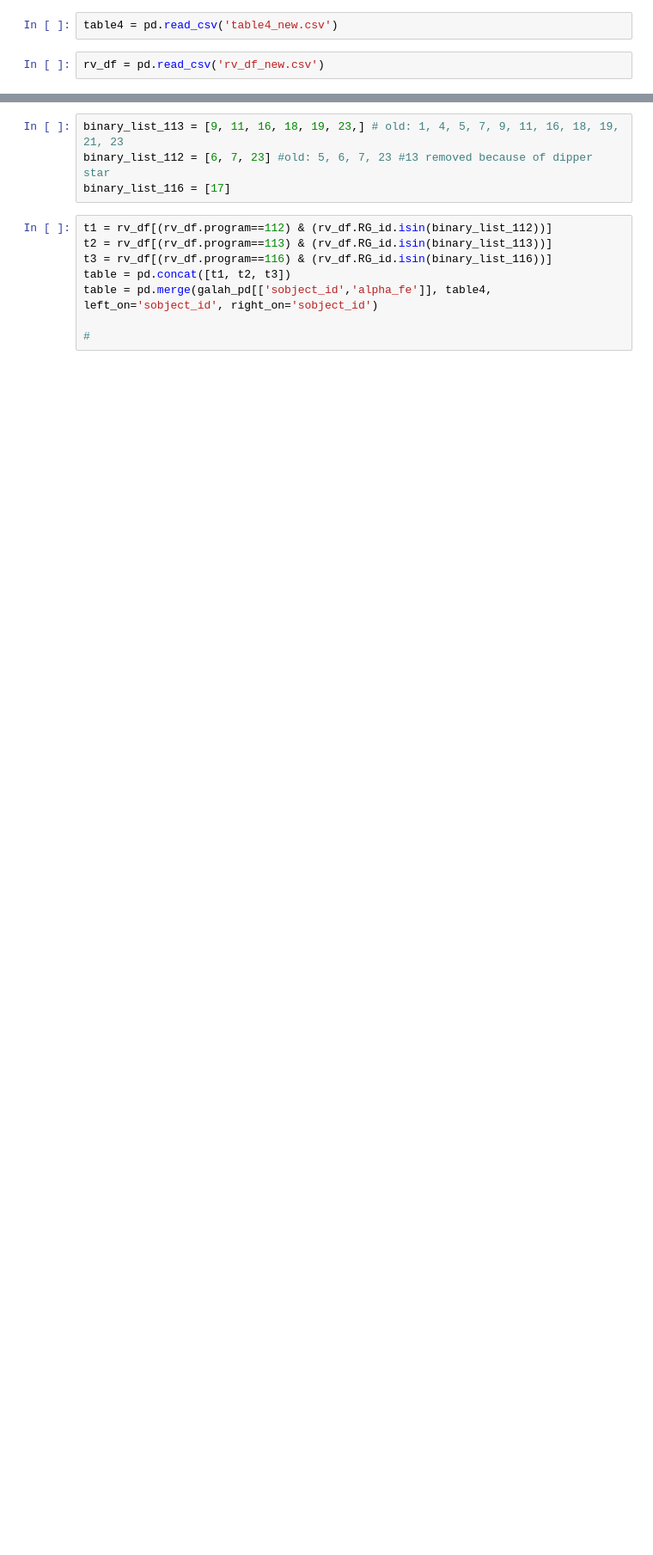
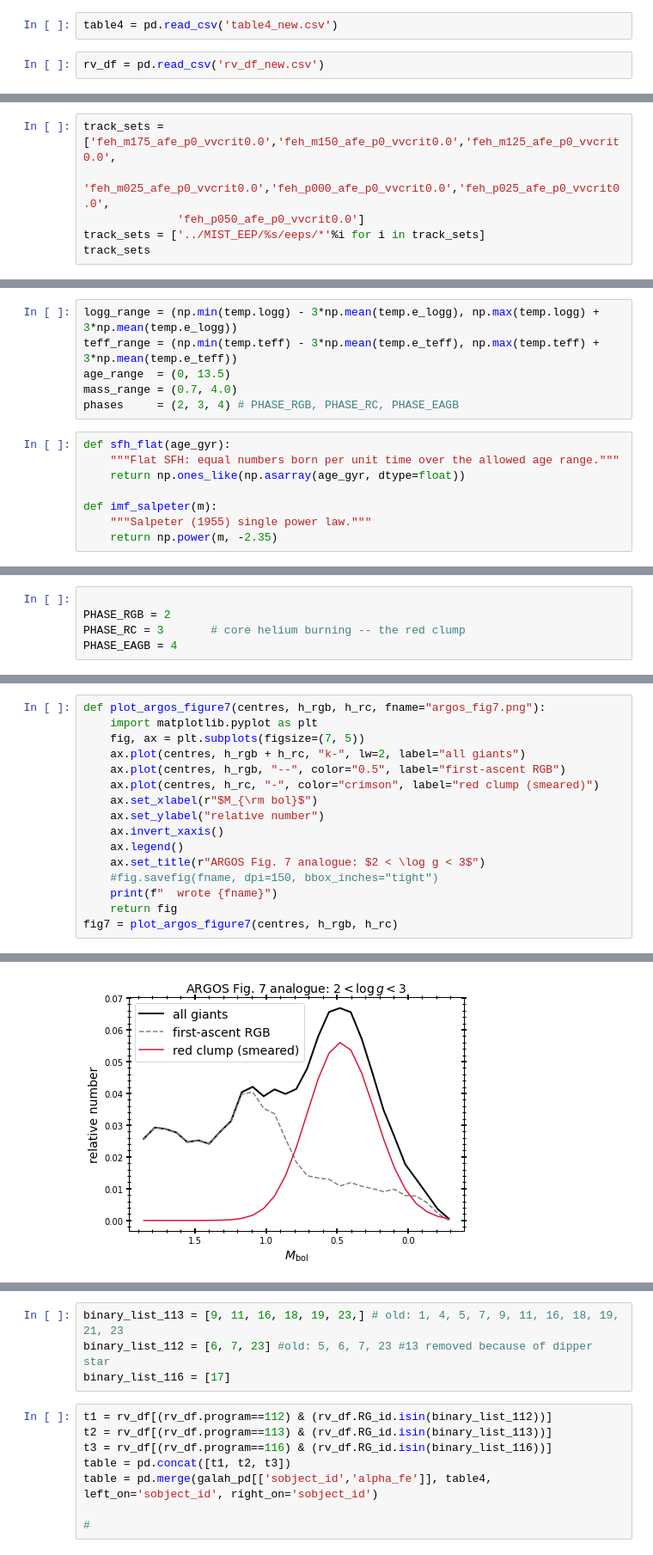
Before and after one commit to MaryumSayeed/ESPRESSO, a Jupyter notebook: scripts/isochrones.ipynb, the cells around one changed output, grey strips where cells are left out. Shown at 86% size. Drawn from its saved outputs; the diff is of its cells as text; blank space fills up the shorter version.

```diff
--- a/scripts/isochrones.ipynb
+++ b/scripts/isochrones.ipynb
@@ -17,0 +35,6 @@ rv_df = pd.read_csv('rv_df_new.csv')
+# %%
+track_sets = ['feh_m175_afe_p0_vvcrit0.0','feh_m150_afe_p0_vvcrit0.0','feh_m125_afe_p0_vvcrit0.0',
+              'feh_m025_afe_p0_vvcrit0.0','feh_p000_afe_p0_vvcrit0.0','feh_p025_afe_p0_vvcrit0.0',
+              'feh_p050_afe_p0_vvcrit0.0']
+track_sets = ['../MIST_EEP/%s/eeps/*'%i for i in track_sets]
+track_sets
@@ -17,0 +67,14 @@ rv_df = pd.read_csv('rv_df_new.csv')
+# %%
+logg_range = (np.min(temp.logg) - 3*np.mean(temp.e_logg), np.max(temp.logg) + 3*np.mean(temp.e_logg))
+teff_range = (np.min(temp.teff) - 3*np.mean(temp.e_teff), np.max(temp.teff) + 3*np.mean(temp.e_teff))
+age_range  = (0, 13.5)
+mass_range = (0.7, 4.0)
+phases     = (2, 3, 4) # PHASE_RGB, PHASE_RC, PHASE_EAGB
+# %%
+def sfh_flat(age_gyr):
+    """Flat SFH: equal numbers born per unit time over the allowed age range."""
+    return np.ones_like(np.asarray(age_gyr, dtype=float))
+
+def imf_salpeter(m):
+    """Salpeter (1955) single power law."""
+    return np.power(m, -2.35)
@@ -17,0 +168,5 @@ rv_df = pd.read_csv('rv_df_new.csv')
+# %%
+
+PHASE_RGB = 2
+PHASE_RC = 3       # core helium burning -- the red clump
+PHASE_EAGB = 4
@@ -17,0 +381,17 @@ rv_df = pd.read_csv('rv_df_new.csv')
+# %%
+def plot_argos_figure7(centres, h_rgb, h_rc, fname="argos_fig7.png"):
+    import matplotlib.pyplot as plt
+    fig, ax = plt.subplots(figsize=(7, 5))
+    ax.plot(centres, h_rgb + h_rc, "k-", lw=2, label="all giants")
+    ax.plot(centres, h_rgb, "--", color="0.5", label="first-ascent RGB")
+    ax.plot(centres, h_rc, "-", color="crimson", label="red clump (smeared)")
+    ax.set_xlabel(r"$M_{\rm bol}$")
+    ax.set_ylabel("relative number")
+    ax.invert_xaxis()
+    ax.legend()
+    ax.set_title(r"ARGOS Fig. 7 analogue: $2 < \log g < 3$")
+    #fig.savefig(fname, dpi=150, bbox_inches="tight")
+    print(f"  wrote {fname}")
+    return fig
+fig7 = plot_argos_figure7(centres, h_rgb, h_rc)
+# %% [output]
@@ -17,0 +399 @@ rv_df = pd.read_csv('rv_df_new.csv')
+[figure, added]
```
Also changed, not shown: parts of 24 cells of this notebook.
